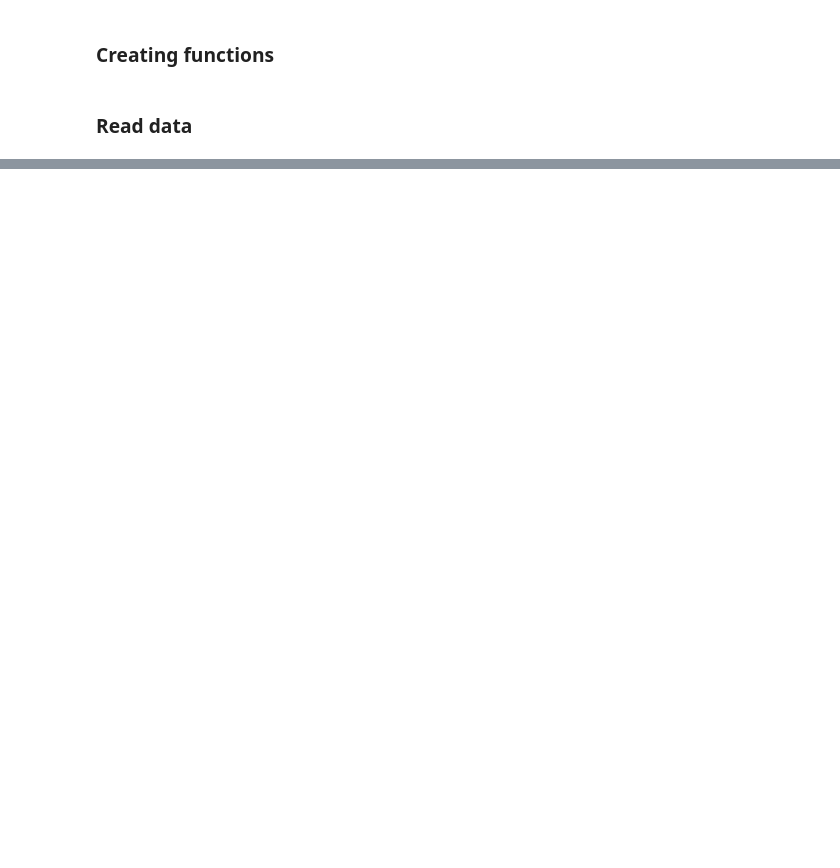
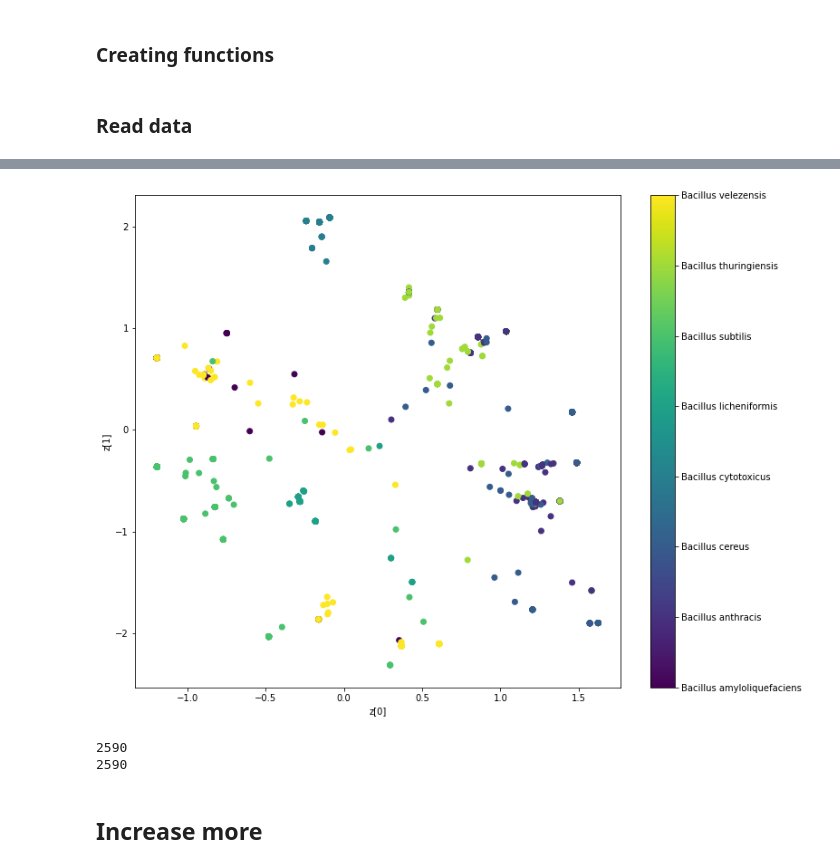
Before and after one commit to makrez/Bioinformatics, a Jupyter notebook: autoencoder.ipynb, the cells around one changed output, grey strips where cells are left out. Saved outputs shown, nothing was run; the diff lists cells and outputs as text; code cells hidden in the pictures; blank space fills up the shorter version.

```diff
--- a/autoencoder.ipynb
+++ b/autoencoder.ipynb
@@ -360,0 +180,8 @@ class AE(tf.keras.Model):
+# %%
+class Sampling(Layer):
+  def call(self,inputs):
+    z_mean, z_log_var = inputs
+    batch = tf.shape(z_mean)[0]
+    dim = tf.shape(z_mean)[1]
+    epsilon = tf.keras.backend.random_normal(shape =(batch, dim))
+    return z_mean + tf.exp(0.5 * z_log_var) * epsilon
@@ -360,0 +401,4 @@ class AE(tf.keras.Model):
+# %%
+vae = VAE(encoder, decoder)
+vae.compile(optimizer ='rmsprop')
+vae.fit(x_train, x_train, epochs = 100, batch_size = 64)
@@ -360,0 +424,12 @@ class AE(tf.keras.Model):
+# %%
+# Convert labels to tensor
+le = LabelEncoder()
+labels = le.fit_transform(y_train)
+input_label_train = tf.convert_to_tensor(labels)
+mapping = dict(zip(range(len(le.classes_)),le.classes_))
+print(mapping)
+labels = mapping
+
+
+plot_label_clusters(encoder, decoder, x_train, input_label_train)
+# %% [output]
@@ -360,0 +438,9 @@ class AE(tf.keras.Model):
+[figure, added]
+# %%
+print(len(x_train))
+print(len(y_train))
+# %% [output]
+2590
+2590
+# %% [markdown]
+## Increase more
```
Also changed, not shown: parts of 32 cells of this notebook.
